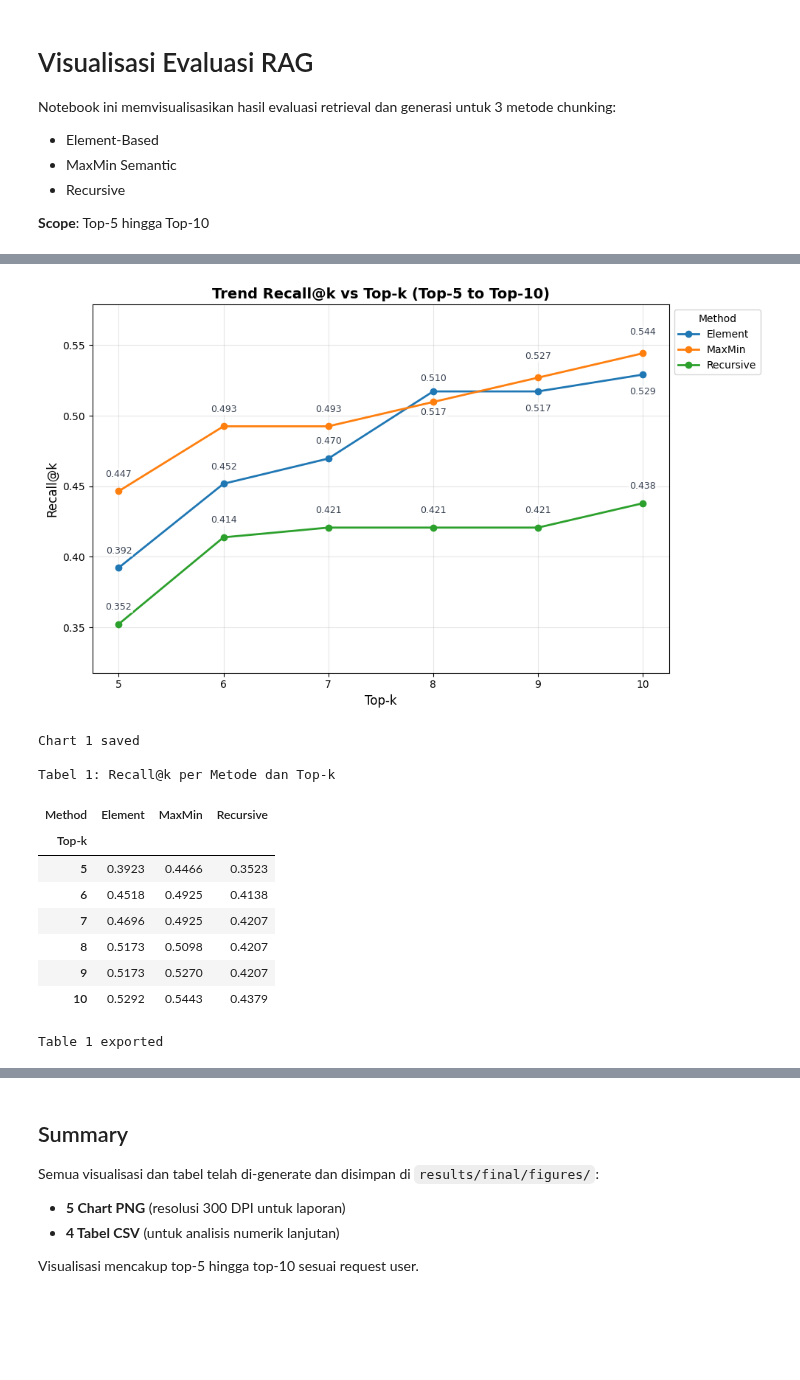
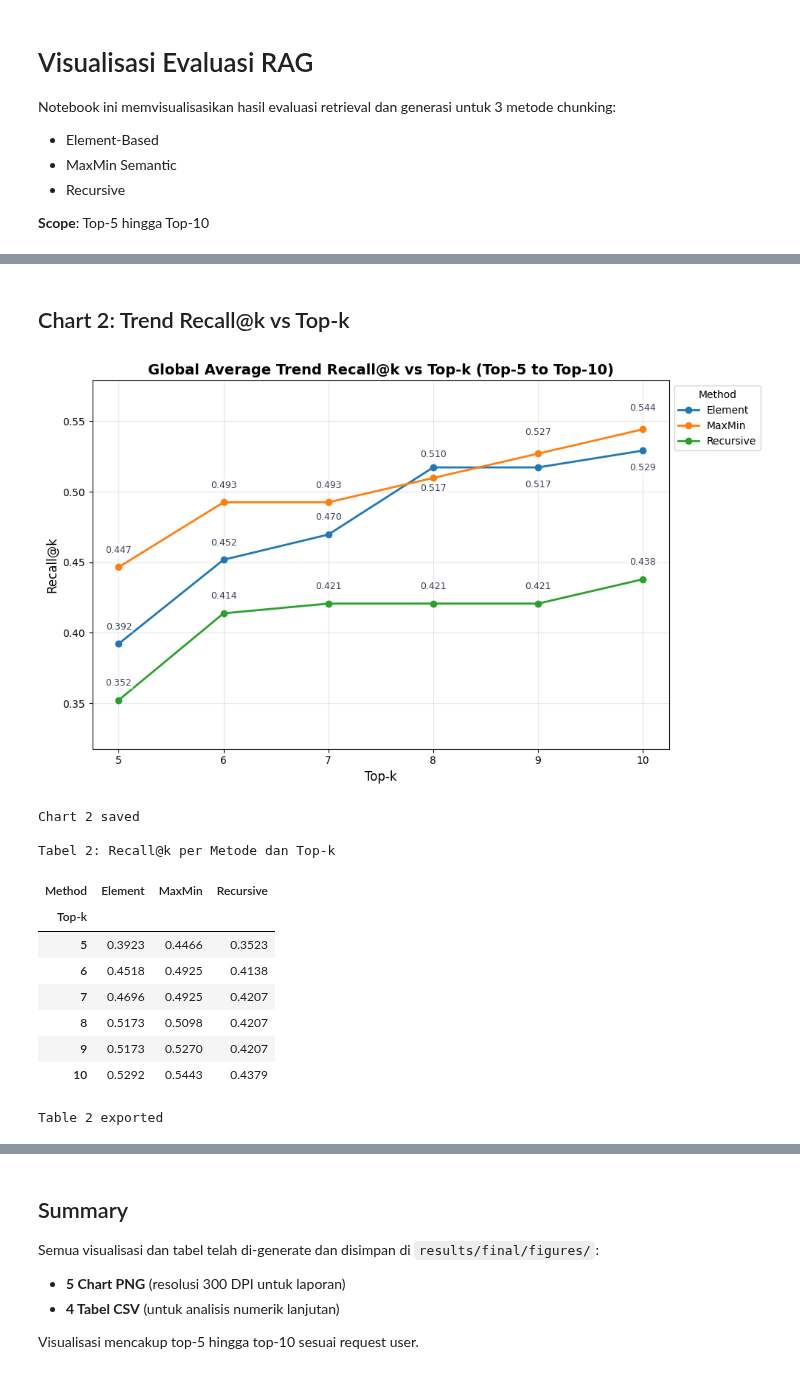
Before and after one commit to haikalthrq/rag-skripsi, a Jupyter notebook: notebooks/eval_visualization.ipynb, the cells around one changed output, grey strips where cells are left out. Cells and saved outputs as stored; diff of their text form; code cells hidden in the pictures; blank space fills up the shorter version.

```diff
--- a/notebooks/eval_visualization.ipynb
+++ b/notebooks/eval_visualization.ipynb
@@ -182,5 +304,7 @@ Agregasi data selesai:
+# %% [markdown]
+## Chart 2: Trend Recall@k vs Top-k
 # %%
-# Chart 1 + Tabel 1: Recall trend (DALAM SATU CELL)
+# Chart 2 + Tabel 2: Recall trend (DALAM SATU CELL)
 
 # === CHART ===
 fig, ax = plt.subplots(figsize=(10, 6))
@@ -201,46 +325,46 @@ for _, row in trend.iterrows():
         y_offset = 18
     ax.annotate(
         f"{row['recall_at_k']:.3f}",
         (row['top_k'], row['recall_at_k']),
         textcoords='offset points',
         xytext=(x_offset, y_offset),
         ha='center',
         va='bottom' if y_offset >= 0 else 'top',
         fontsize=9,
         color='#374151',
         bbox=dict(boxstyle='round,pad=0.12', fc='white', ec='none', alpha=0.78)
     )
 
 ax.set_xlabel('Top-k', fontsize=12)
 ax.set_ylabel('Recall@k', fontsize=12)
-ax.set_title('Trend Recall@k vs Top-k (Top-5 to Top-10)', fontsize=14, fontweight='bold')
+ax.set_title('Global Average Trend Recall@k vs Top-k (Top-5 to Top-10)', fontsize=14, fontweight='bold')
 ax.legend(title='Method', fontsize=10, loc='upper left', bbox_to_anchor=(1, 1))
 ax.grid(alpha=0.3)
 ax.set_xticks(range(TOPK_MIN, TOPK_MAX + 1))
 pad_y_axis(ax, trend['recall_at_k'])
 
 plt.tight_layout()
-plt.savefig(FIG_DIR / 'chart1_recall_trend.png', dpi=300, bbox_inches='tight')
+plt.savefig(FIG_DIR / 'chart2_recall_trend.png', dpi=300, bbox_inches='tight')
 plt.show()
-print('Chart 1 saved')
+print('Chart 2 saved')
 
 # === TABEL (TEPAT DI BAWAH CHART) ===
-table1 = (
+table2 = (
     trend.pivot(index='top_k', columns='method_short', values='recall_at_k')
     .rename_axis(index='Top-k', columns='Method')
 )
-print('\nTabel 1: Recall@k per Metode dan Top-k')
-styled_table1 = format_metric_table(table1, axis=1)
-display(styled_table1)
+print('\nTabel 2: Recall@k per Metode dan Top-k')
+styled_table2 = format_metric_table(table2, axis=1)
+display(styled_table2)
 
 # Export CSV
-table1.to_csv(FIG_DIR / 'table1_recall_trend.csv')
-print('Table 1 exported')
+table2.to_csv(FIG_DIR / 'table2_recall_trend.csv')
+print('Table 2 exported')
 # %% [output]
-[figure, old version]
+[figure, new version]
-Chart 1 saved
+Chart 2 saved
 
-Tabel 1: Recall@k per Metode dan Top-k
+Tabel 2: Recall@k per Metode dan Top-k
 | Method | Element | MaxMin | Recursive |
 | Top-k |  |  |  |
 | 5 | 0.3923 | 0.4466 | 0.3523 |
@@ -249,5 +373,5 @@ Tabel 1: Recall@k per Metode dan Top-k
 | 8 | 0.5173 | 0.5098 | 0.4207 |
 | 9 | 0.5173 | 0.5270 | 0.4207 |
 | 10 | 0.5292 | 0.5443 | 0.4379 |
-Table 1 exported
+Table 2 exported
 # %% [markdown]
```
Also changed, not shown: parts of 24 cells of this notebook, 26 other files.
